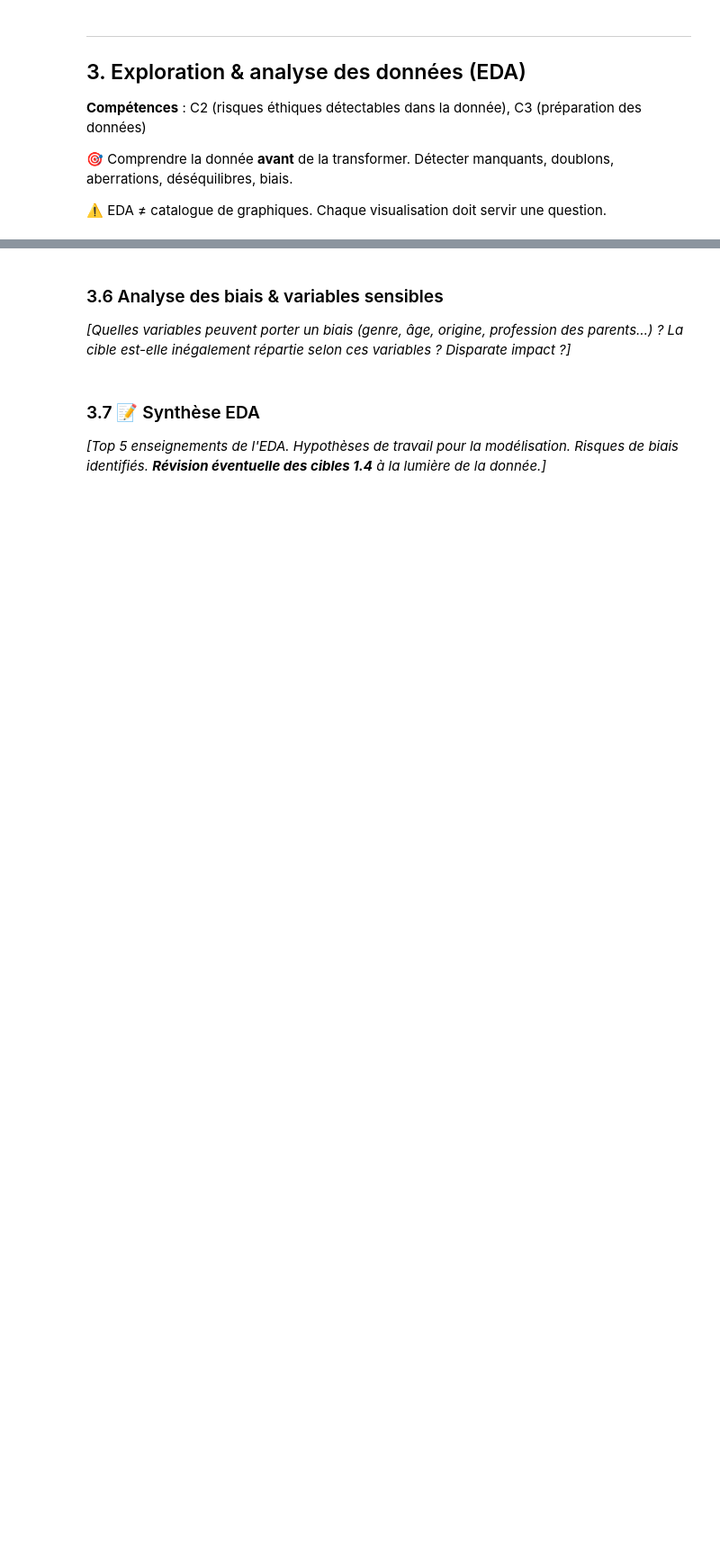
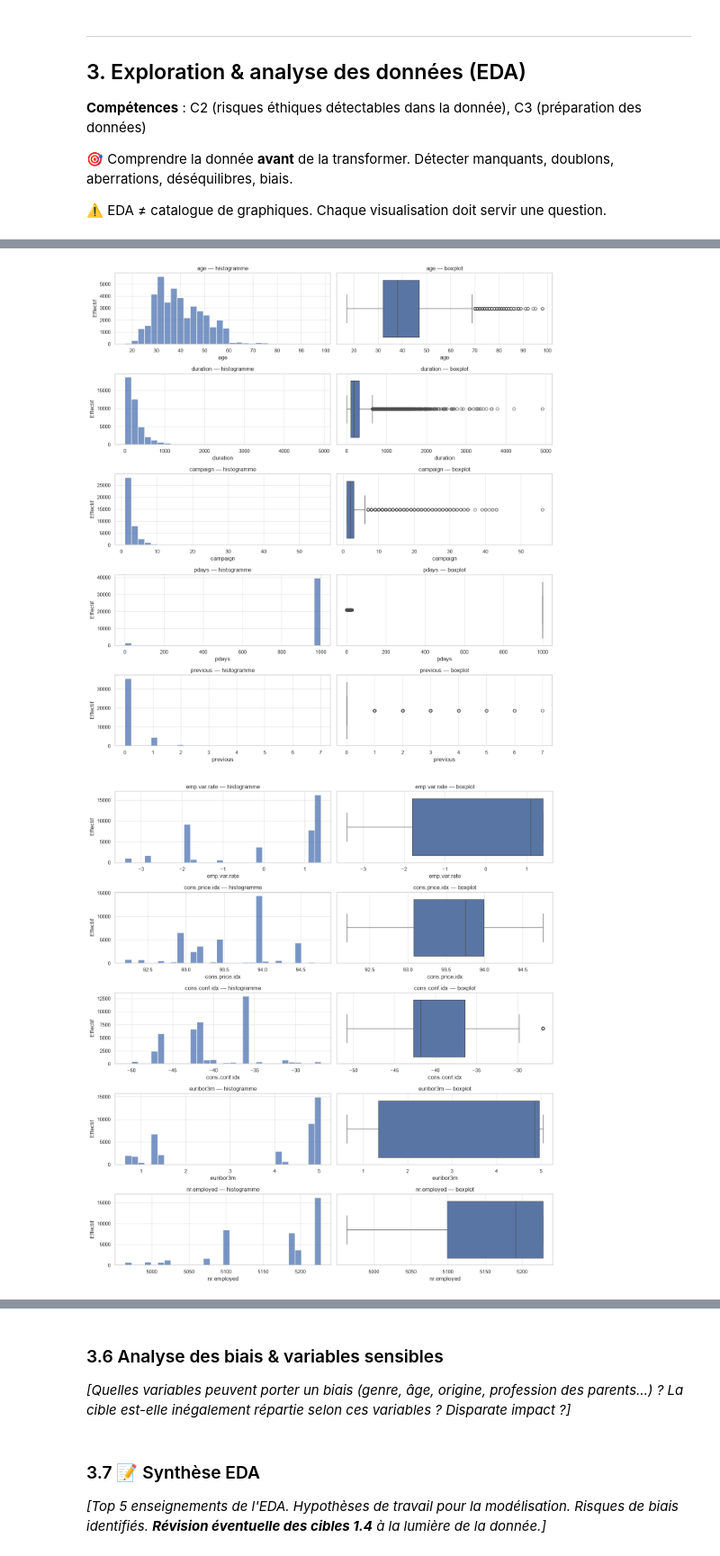
Before and after one commit to franckcwalter/eval-usecase-marketing, a Jupyter notebook: cas_usage_bank_marketing.ipynb, the cells around one changed output, grey strips where cells are left out. Shown at 90% size. Drawn from its saved outputs; the diff is of its cells as text; code cells hidden in the pictures; blank space fills up the shorter version.

```diff
--- a/cas_usage_bank_marketing.ipynb
+++ b/cas_usage_bank_marketing.ipynb
@@ -152,4 +160,4 @@ Dataset      : UCI Bank Marketing — bank-additional-full.csv
 # %%
 # 2.2 Chargement
-# df = pd.read_csv(DATASET_PATH, sep=";")
-# df.shape, df.columns.tolist()
+df = pd.read_csv(DATASET_PATH, sep=";")
+df.shape, df.columns.tolist()
@@ -184,3 +356,36 @@ Dataset      : UCI Bank Marketing — bank-additional-full.csv
 # %%
 # 3.3 Distribution des variables (numériques + catégorielles)
 # Histogrammes, boxplots, value_counts
+
+variables_numeriques = df.select_dtypes(include="number").columns
+variables_categorielles = df.drop(columns="y").select_dtypes(exclude="number").columns
+
+for debut in range(0, len(variables_numeriques), 5):
+    groupe = variables_numeriques[debut:debut + 5]
+    fig, axes = plt.subplots(len(groupe), 2, figsize=(14, 3 * len(groupe)), squeeze=False)
+    for ligne, variable in enumerate(groupe):
+        sns.histplot(data=df, x=variable, bins=30, ax=axes[ligne, 0])
+        axes[ligne, 0].set_title(f"{variable} — histogramme")
+        axes[ligne, 0].set_ylabel("Effectif")
+        sns.boxplot(data=df, x=variable, ax=axes[ligne, 1])
+        axes[ligne, 1].set_title(f"{variable} — boxplot")
+    fig.tight_layout()
+    plt.show()
+
+for debut in range(0, len(variables_categorielles), 5):
+    groupe = variables_categorielles[debut:debut + 5]
+    fig, axes = plt.subplots(len(groupe), 1, figsize=(12, 4 * len(groupe)), squeeze=False)
+    for ligne, variable in enumerate(groupe):
+        effectifs = df[variable].value_counts(dropna=False)
+        ax = axes[ligne, 0]
+        effectifs.iloc[::-1].plot.barh(ax=ax, color="steelblue")
+        ax.set_title(f"{variable} — effectifs par modalité")
+        ax.set_xlabel("Effectif")
+        ax.set_ylabel("")
+        ax.bar_label(ax.containers[0], padding=4, fontsize=9)
+        ax.set_xlim(0, effectifs.max() * 1.18)
+    fig.tight_layout()
+    plt.show()
+# %% [output]
+[figure, added]
+[figure, added]
```
Also changed, not shown: parts of 26 cells of this notebook, 4 other files.
